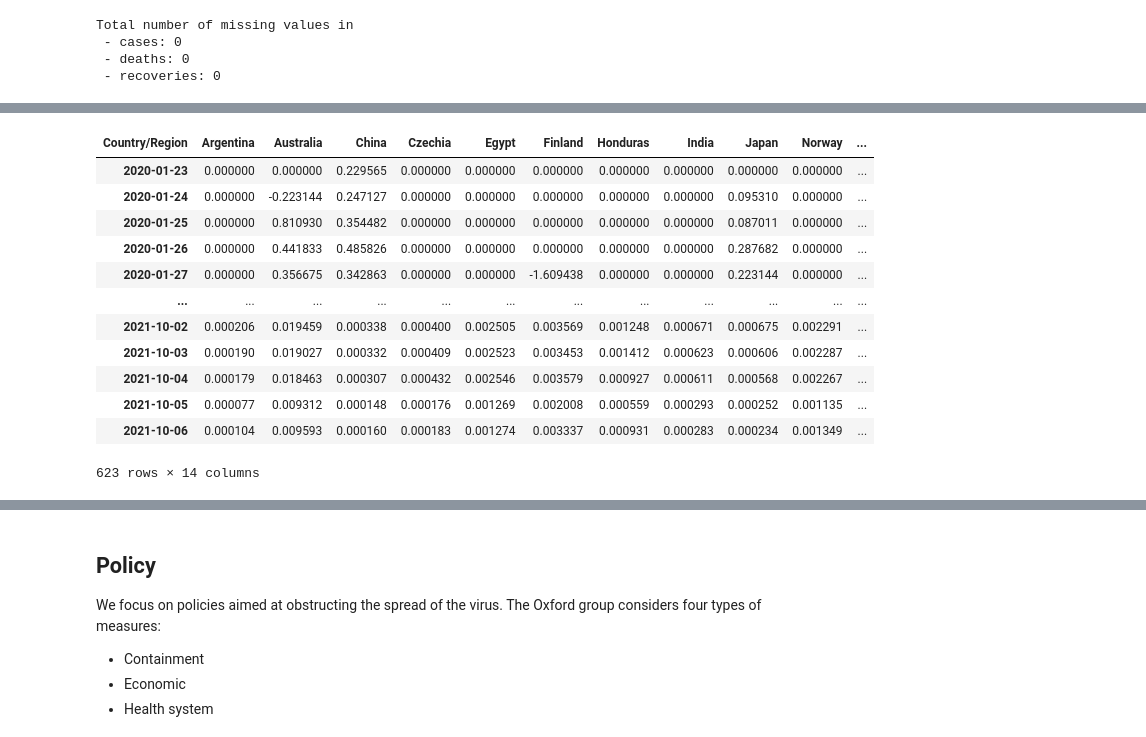
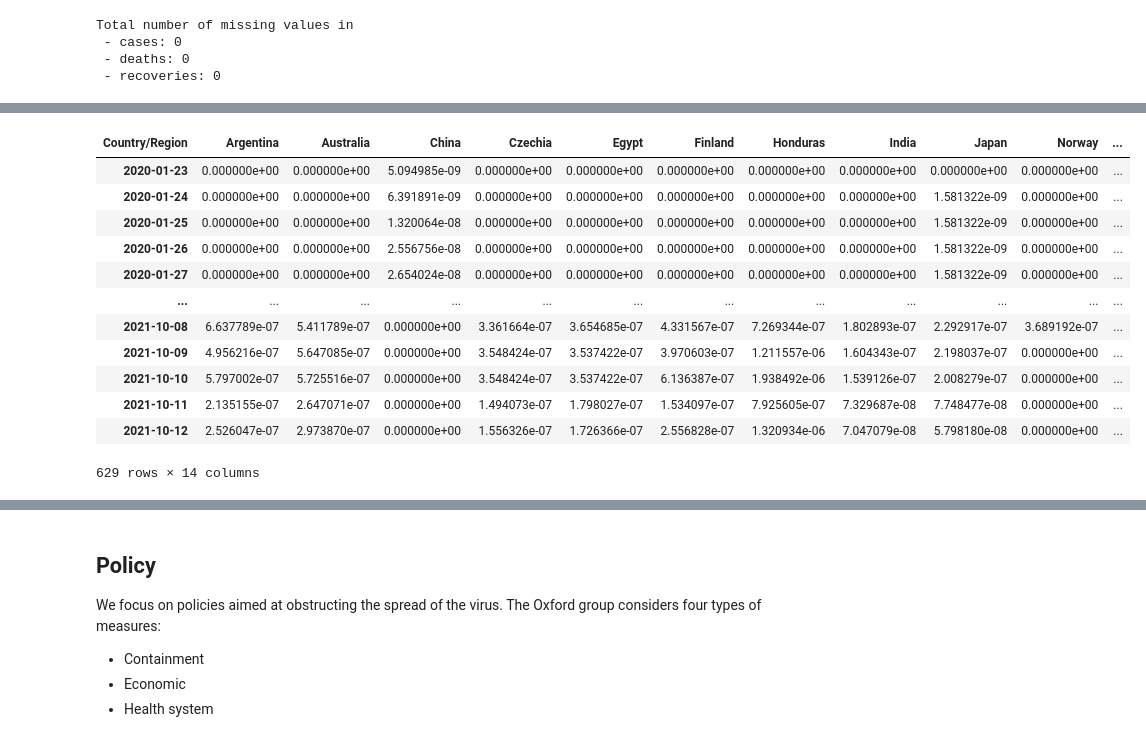
Before and after one commit to alexmadrinanfdez/covid-policy-analysis, a Jupyter notebook: linear-analysis.ipynb, the cells around one changed output, grey strips where cells are left out. Saved outputs shown, nothing was run; the diff lists cells and outputs as text; code cells hidden in the pictures.

```diff
--- a/linear-analysis.ipynb
+++ b/linear-analysis.ipynb
@@ -319,0 +320,4 @@ S
+# %%
+r_prop = R / pop_dict.values()
+i_prop = I / pop_dict.values()
+s_prop = S / pop_dict.values()
@@ -408,17 +391,17 @@ log_I
 # %%
-log_diff = log_I[1:] - log_I[:-1].values # different index
-log_diff
+dr_dt = r_prop[1:] - r_prop[:-1].values # different index
+dr_dt
 # %% [output]
 | Country/Region | Argentina | Australia | China | Czechia | Egypt | Finland | Honduras | India | Japan | Norway | ... |
-| 2020-01-23 | 0.000000 | 0.000000 | 0.229565 | 0.000000 | 0.000000 | 0.000000 | 0.000000 | 0.000000 | 0.000000 | 0.000000 | ... |
-| 2020-01-24 | 0.000000 | -0.223144 | 0.247127 | 0.000000 | 0.000000 | 0.000000 | 0.000000 | 0.000000 | 0.095310 | 0.000000 | ... |
-| 2020-01-25 | 0.000000 | 0.810930 | 0.354482 | 0.000000 | 0.000000 | 0.000000 | 0.000000 | 0.000000 | 0.087011 | 0.000000 | ... |
-| 2020-01-26 | 0.000000 | 0.441833 | 0.485826 | 0.000000 | 0.000000 | 0.000000 | 0.000000 | 0.000000 | 0.287682 | 0.000000 | ... |
-| 2020-01-27 | 0.000000 | 0.356675 | 0.342863 | 0.000000 | 0.000000 | -1.609438 | 0.000000 | 0.000000 | 0.223144 | 0.000000 | ... |
+| 2020-01-23 | 0.000000e+00 | 0.000000e+00 | 5.094985e-09 | 0.000000e+00 | 0.000000e+00 | 0.000000e+00 | 0.000000e+00 | 0.000000e+00 | 0.000000e+00 | 0.000000e+00 | ... |
+| 2020-01-24 | 0.000000e+00 | 0.000000e+00 | 6.391891e-09 | 0.000000e+00 | 0.000000e+00 | 0.000000e+00 | 0.000000e+00 | 0.000000e+00 | 1.581322e-09 | 0.000000e+00 | ... |
+| 2020-01-25 | 0.000000e+00 | 0.000000e+00 | 1.320064e-08 | 0.000000e+00 | 0.000000e+00 | 0.000000e+00 | 0.000000e+00 | 0.000000e+00 | 1.581322e-09 | 0.000000e+00 | ... |
+| 2020-01-26 | 0.000000e+00 | 0.000000e+00 | 2.556756e-08 | 0.000000e+00 | 0.000000e+00 | 0.000000e+00 | 0.000000e+00 | 0.000000e+00 | 1.581322e-09 | 0.000000e+00 | ... |
+| 2020-01-27 | 0.000000e+00 | 0.000000e+00 | 2.654024e-08 | 0.000000e+00 | 0.000000e+00 | 0.000000e+00 | 0.000000e+00 | 0.000000e+00 | 1.581322e-09 | 0.000000e+00 | ... |
 | ... | ... | ... | ... | ... | ... | ... | ... | ... | ... | ... | ... |
-| 2021-10-02 | 0.000206 | 0.019459 | 0.000338 | 0.000400 | 0.002505 | 0.003569 | 0.001248 | 0.000671 | 0.000675 | 0.002291 | ... |
-| 2021-10-03 | 0.000190 | 0.019027 | 0.000332 | 0.000409 | 0.002523 | 0.003453 | 0.001412 | 0.000623 | 0.000606 | 0.002287 | ... |
-| 2021-10-04 | 0.000179 | 0.018463 | 0.000307 | 0.000432 | 0.002546 | 0.003579 | 0.000927 | 0.000611 | 0.000568 | 0.002267 | ... |
-| 2021-10-05 | 0.000077 | 0.009312 | 0.000148 | 0.000176 | 0.001269 | 0.002008 | 0.000559 | 0.000293 | 0.000252 | 0.001135 | ... |
-| 2021-10-06 | 0.000104 | 0.009593 | 0.000160 | 0.000183 | 0.001274 | 0.003337 | 0.000931 | 0.000283 | 0.000234 | 0.001349 | ... |
+| 2021-10-08 | 6.637789e-07 | 5.411789e-07 | 0.000000e+00 | 3.361664e-07 | 3.654685e-07 | 4.331567e-07 | 7.269344e-07 | 1.802893e-07 | 2.292917e-07 | 3.689192e-07 | ... |
+| 2021-10-09 | 4.956216e-07 | 5.647085e-07 | 0.000000e+00 | 3.548424e-07 | 3.537422e-07 | 3.970603e-07 | 1.211557e-06 | 1.604343e-07 | 2.198037e-07 | 0.000000e+00 | ... |
+| 2021-10-10 | 5.797002e-07 | 5.725516e-07 | 0.000000e+00 | 3.548424e-07 | 3.537422e-07 | 6.136387e-07 | 1.938492e-06 | 1.539126e-07 | 2.008279e-07 | 0.000000e+00 | ... |
+| 2021-10-11 | 2.135155e-07 | 2.647071e-07 | 0.000000e+00 | 1.494073e-07 | 1.798027e-07 | 1.534097e-07 | 7.925605e-07 | 7.329687e-08 | 7.748477e-08 | 0.000000e+00 | ... |
+| 2021-10-12 | 2.526047e-07 | 2.973870e-07 | 0.000000e+00 | 1.556326e-07 | 1.726366e-07 | 2.556828e-07 | 1.320934e-06 | 7.047079e-08 | 5.798180e-08 | 0.000000e+00 | ... |
-623 rows × 14 columns
+629 rows × 14 columns
```
Also changed, not shown: parts of 60 cells of this notebook.
